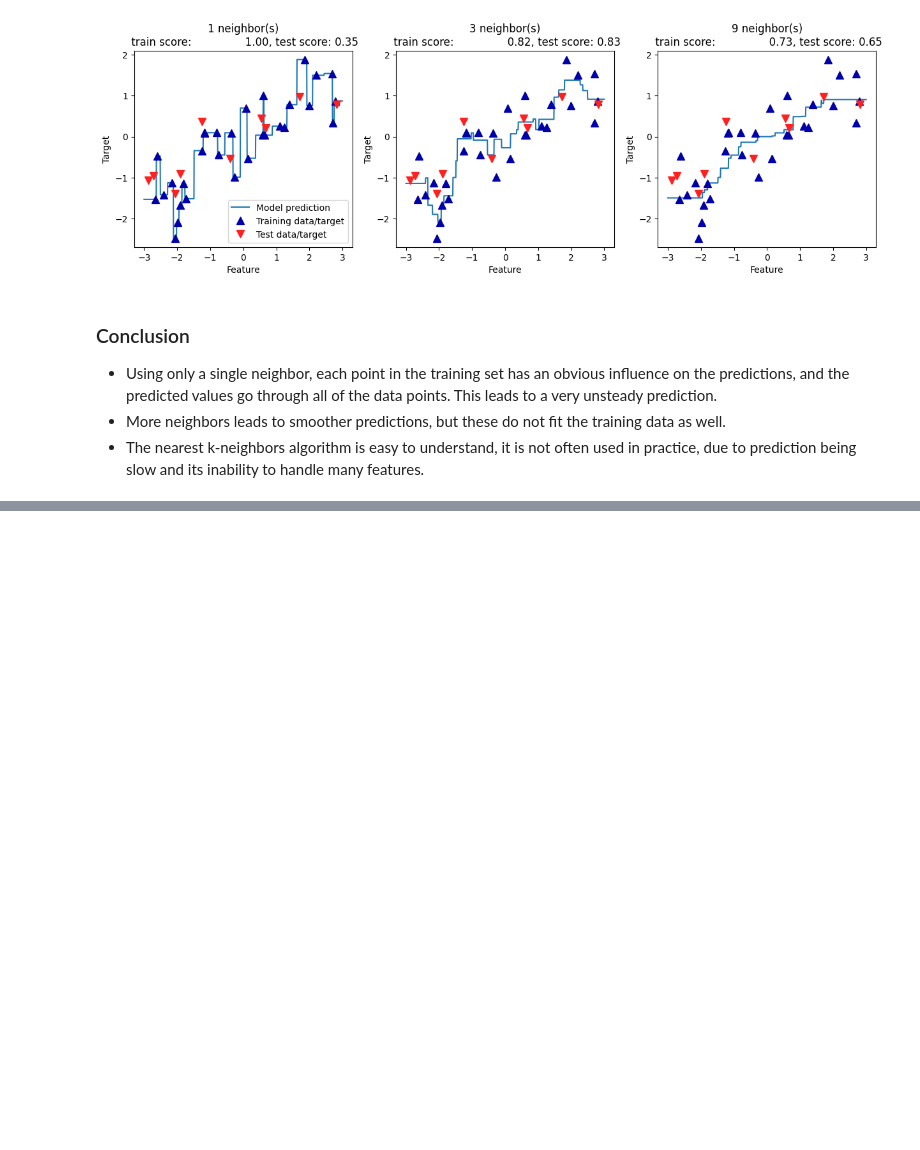
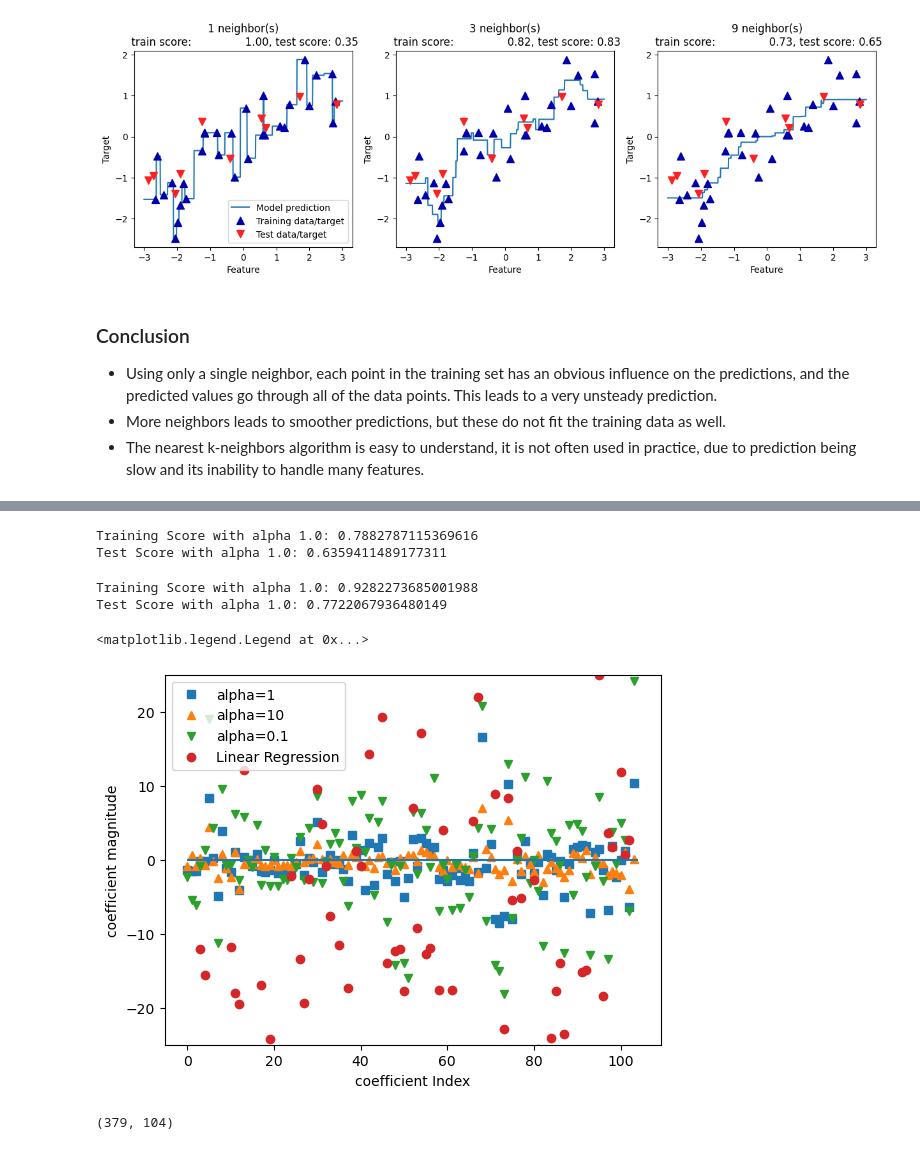
Before and after one commit to yujen-chen/intro-to-ML-with-python, a Jupyter notebook: ch02.ipynb, the cells around one changed output, grey strips where cells are left out. Cells and saved outputs as stored; diff of their text form; code cells hidden in the pictures; blank space fills up the shorter version.

```diff
--- a/ch02.ipynb
+++ b/ch02.ipynb
@@ -267,0 +309,6 @@ axes[0].legend(["Model prediction", "Training data/target", "Test data/target"],
+# %%
+# use another dataset
+X, y = mglearn.datasets.load_extended_boston()
+
+X_train, X_test, y_train, y_test = train_test_split(X, y, random_state=0)
+lr = LinearRegression().fit(X_train, y_train)
@@ -267,0 +354,11 @@ axes[0].legend(["Model prediction", "Training data/target", "Test data/target"],
+# %%
+# ridge regresion
+# Ridge is a more restricted model, so we are less likely to overfit.
+# A less complex model means worse performance on the training set, but better generalization
+from sklearn.linear_model import Ridge
+
+ridge = Ridge()
+ridge.fit(X_train, y_train)
+
+print(f"ridge train score: {ridge.score(X_train, y_train)}")
+print(f"ridge test score: {ridge.score(X_test, y_test)}")
@@ -267,0 +378,40 @@ axes[0].legend(["Model prediction", "Training data/target", "Test data/target"],
+# %%
+# default aplha is 10
+ridge10 = Ridge(alpha=10)
+ridge10.fit(X_train, y_train)
+print(f"Training Score with alpha 1.0: {ridge10.score(X_train, y_train)}")
+print(f"Test Score with alpha 1.0: {ridge10.score(X_test, y_test)}")
+# %% [output]
+Training Score with alpha 1.0: 0.7882787115369616
+Test Score with alpha 1.0: 0.6359411489177311
+# %%
+# alpha=0.1, meaning less constrains on cofficients
+# the results are similar to LinearRegression
+ridge01 = Ridge(alpha=0.1)
+ridge01.fit(X_train, y_train)
+print(f"Training Score with alpha 1.0: {ridge01.score(X_train, y_train)}")
+print(f"Test Score with alpha 1.0: {ridge01.score(X_test, y_test)}")
+# %% [output]
+Training Score with alpha 1.0: 0.9282273685001988
+Test Score with alpha 1.0: 0.7722067936480149
+# %%
+# plot the coefficients for different alpha
+# Note: there are over 104 independent variables in X_train
+plt.plot(ridge.coef_, 's', label="alpha=1")
+plt.plot(ridge10.coef_, '^', label="alpha=10")
+plt.plot(ridge01.coef_, 'v', label="alpha=0.1")
+
+plt.plot(lr.coef_, 'o', label="Linear Regression")
+plt.xlabel("coefficient Index")
+plt.ylabel("coefficient magnitude")
+plt.hlines(0, 0, len(lr.coef_))
+plt.ylim(-25, 25)
+plt.legend()
+# %% [output]
+<matplotlib.legend.Legend at 0x...>
+[figure, added]
+# %%
+# there are 104 columns in X_train
+X_train.shape
+# %% [output]
+(379, 104)
```
Also changed, not shown: parts of 36 cells of this notebook.
